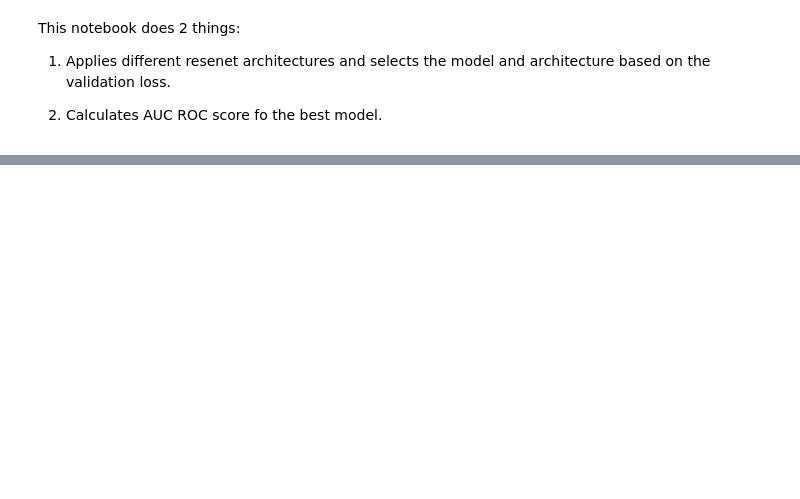
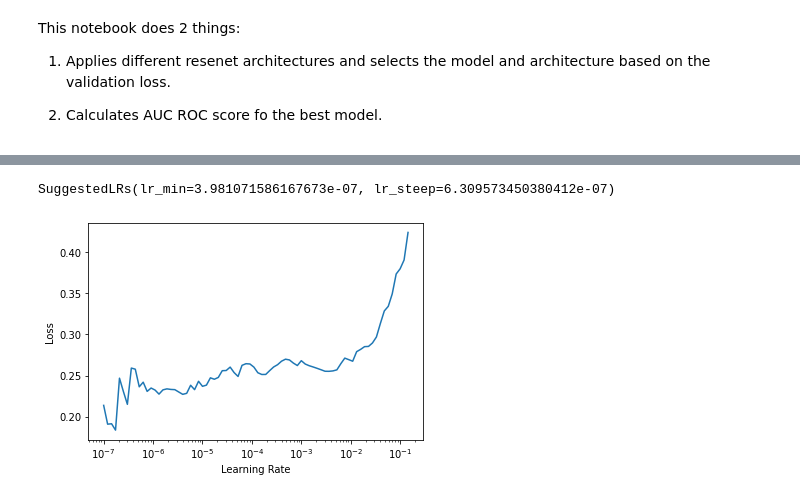
Before and after one commit to nithish08/melanoma-classification, a Jupyter notebook: Resnet.ipynb, the cells around one changed output, grey strips where cells are left out. Drawn from its saved outputs; the diff is of its cells as text; code cells hidden in the pictures; blank space fills up the shorter version.

```diff
--- a/Resnet.ipynb
+++ b/Resnet.ipynb
@@ -78,0 +73,3 @@ learn.fit_one_cycle(3, lr=3e-3)
+# %%
+learn.lr_find()
+# %% [output]
@@ -78,0 +77,2 @@ learn.fit_one_cycle(3, lr=3e-3)
+SuggestedLRs(lr_min=3.981071586167673e-07, lr_steep=6.309573450380412e-07)
+[figure, added]
```
Also changed, not shown: parts of 17 cells of this notebook, 1 other file.
